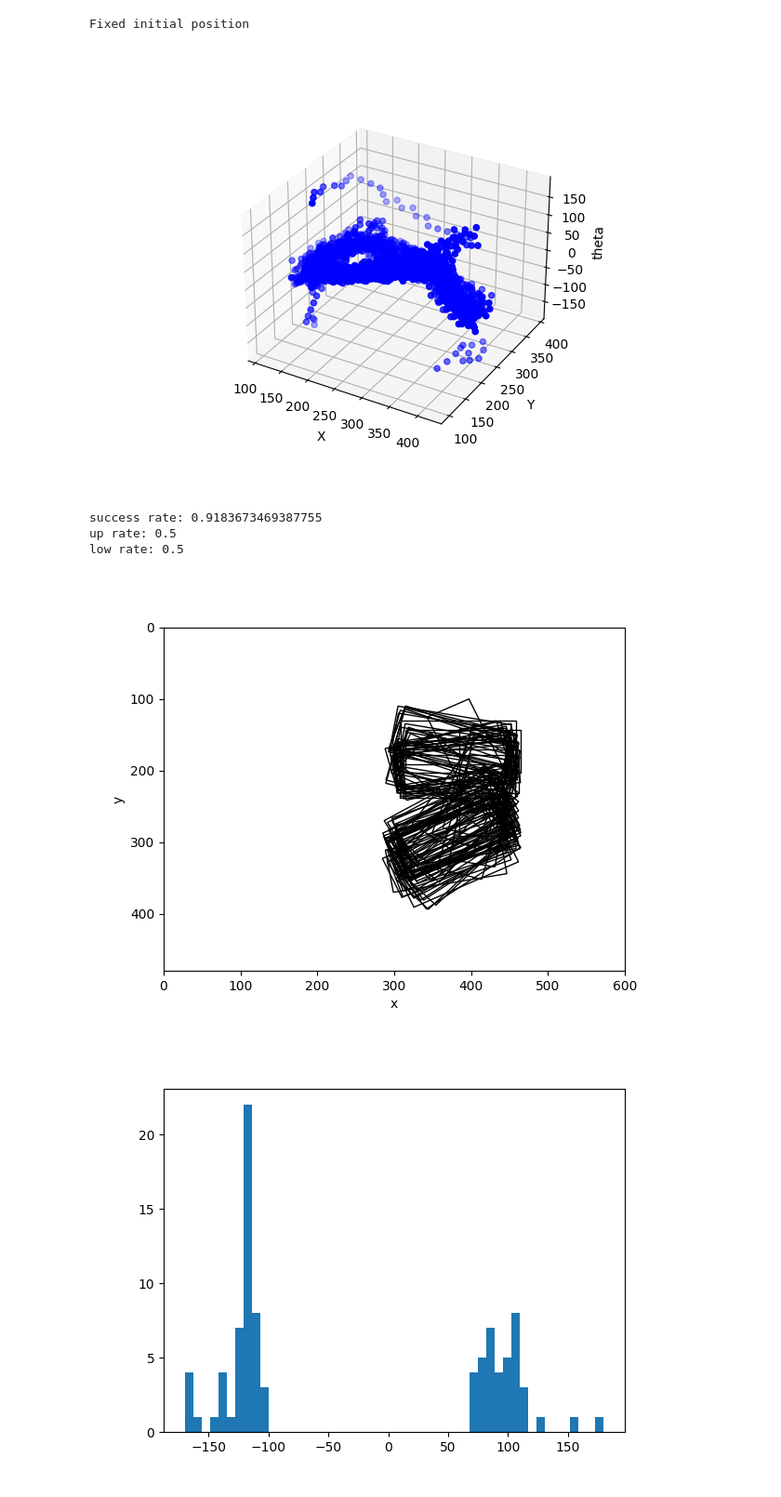
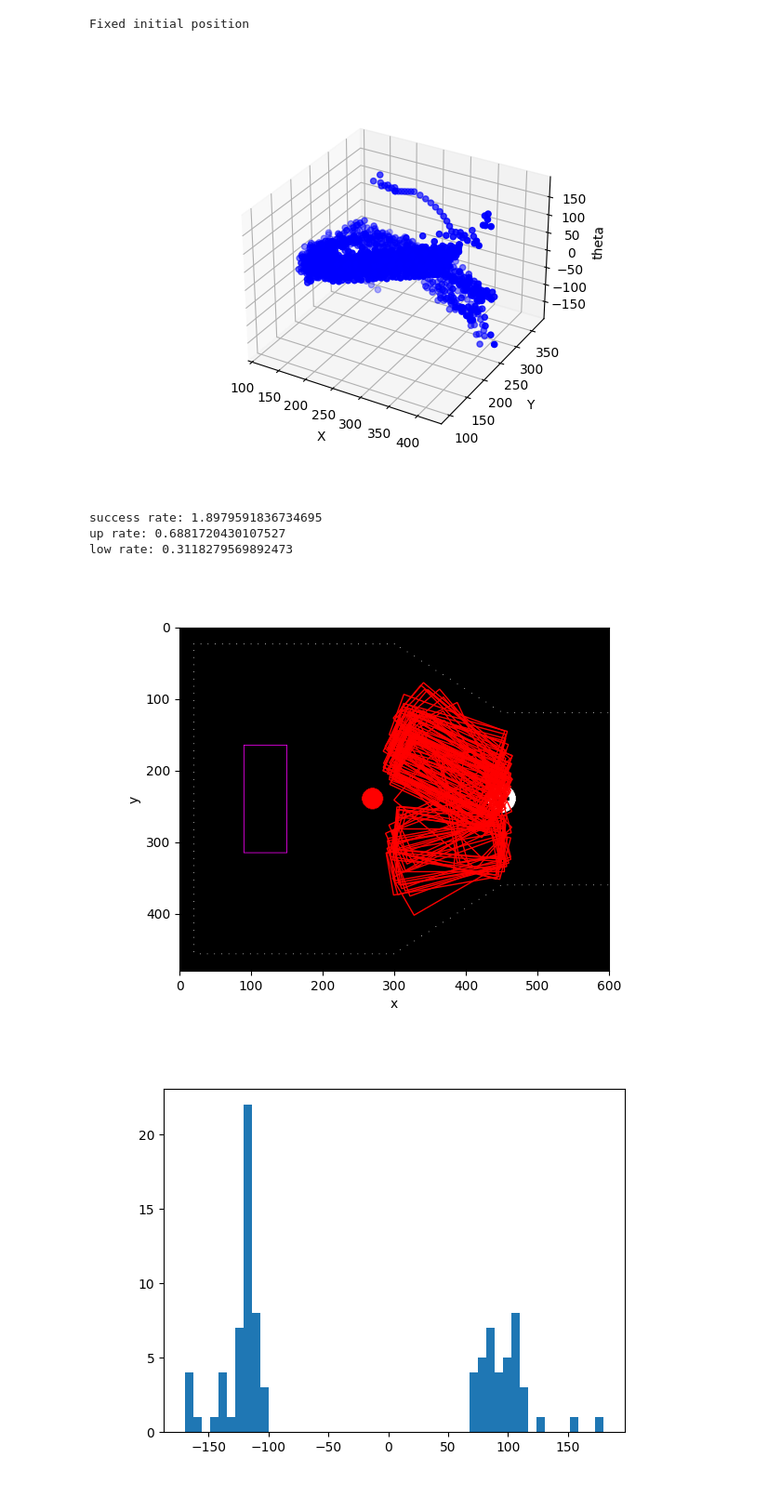
Before and after one commit to jihao2021/box-pushing, a Jupyter notebook: plotting.ipynb, the cells around one changed output. Shown at 93% size. Drawn from its saved outputs; the diff is of its cells as text; code cells hidden in the pictures.

```diff
--- a/plotting.ipynb
+++ b/plotting.ipynb
@@ -41,7 +40,7 @@ pygame.quit()
 count_success = 0
 count_up = 0
 count_low = 0
-total_num = 100
+total_num = 98
 
 for train_seed in range(total_num):
     folder = f"NUM_AGENT{str(num_agent).zfill(2)}{model_name}/{str(train_seed).zfill(4)}/"
@@ -105,11 +102,6 @@ ax = fig.add_subplot(111, projection='3d')
 # plt.imshow(background)
 
 pygame.quit()
-
-count_success = 0
-count_up = 0
-count_low = 0
-total_num = 98
 
 last_x = []
 last_y = []
@@ -163,46 +155,50 @@ print(f"low rate: {count_low/count_success}")
 #            facecolor="white")
 # %% [output]
 Fixed initial position
-[figure, old version]
+[figure, new version]
-success rate: 0.9183673469387755
-up rate: 0.5
-low rate: 0.5
+success rate: 1.8979591836734695
+up rate: 0.6881720430107527
+low rate: 0.3118279569892473
 # %%
 import matplotlib.patches as patches
 from scripts import constant
 
 fig, ax = plt.subplots()
+ax.imshow(background)
 
 def draw_rec(last_x, last_y, last_theta):
     w = constant.box_width
     h = constant.box_height
 
     origin_vertices = np.array([[-w/2, -h/2],
                                 [-w/2, h/2],
                                 [w/2, h/2],
                                 [w/2, -h/2]]).T
 
     for i in range(len(last_x)):
         x, y, theta = last_x[i], last_y[i], last_theta[i]*np.pi/180
         rotation_mat = np.array([[np.cos(theta), -np.sin(theta)],
                                  [np.sin(theta), np.cos(theta)]])
         vertices = rotation_mat.dot(origin_vertices).T
         vertices[:, 0] += x
         vertices[:, 1] += y
 
-        rect = patches.Polygon(vertices, fill=False)
+        rect = patches.Polygon(vertices, color="r", fill=False)
         ax.add_patch(rect)
 #         break
 
 draw_rec(last_x, last_y, last_theta)
 plt.xlim([0, 600])
 plt.ylim([480, 0])
 plt.xlabel("x")
 plt.ylabel("y")
 
 plt.show()
+
+plt.savefig(f"plots/NUM_AGENT{str(num_agent).zfill(2)}{model_name}-Random_seed{str(random_seed).zfill(4)}-NUMBER_OF_AGENT_TRAINED_MODEL{str(num_trained_model).zfill(2)}_lastState.png",
+           facecolor="white")
 # %% [output]
-[figure, old version]
+[figure, new version]
 # %%
 target_theta1 = int(model_name[6:-1])
 target_theta2 = np.mo(target_theta1 + 180)
```
Also changed, not shown: parts of 3 cells of this notebook, 5 other files.
